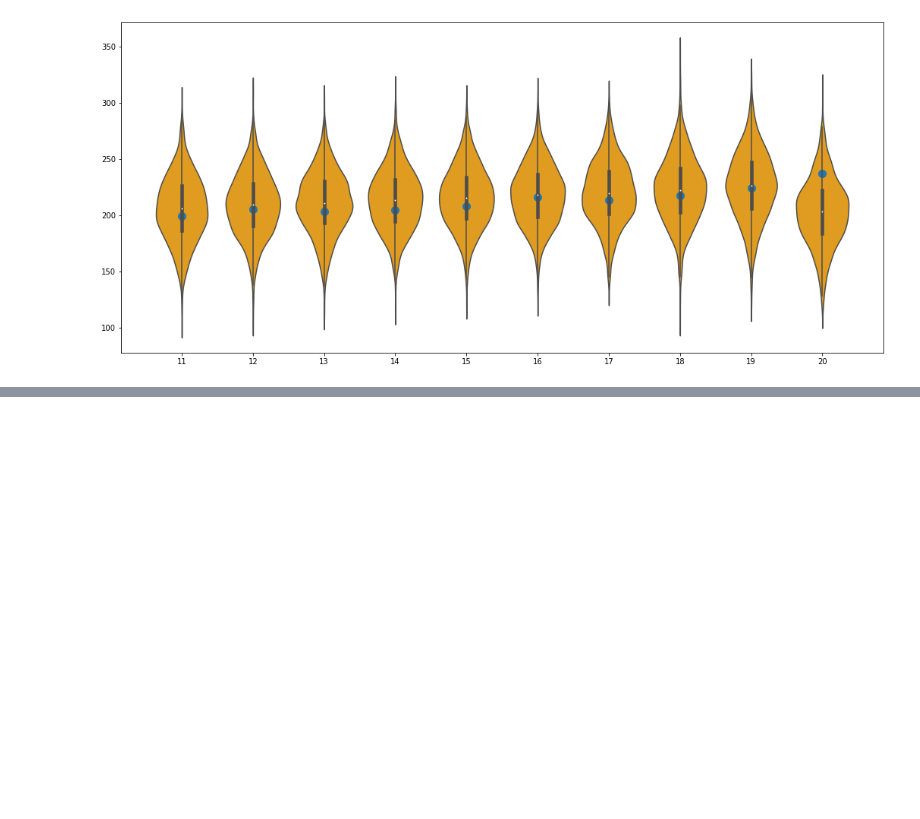
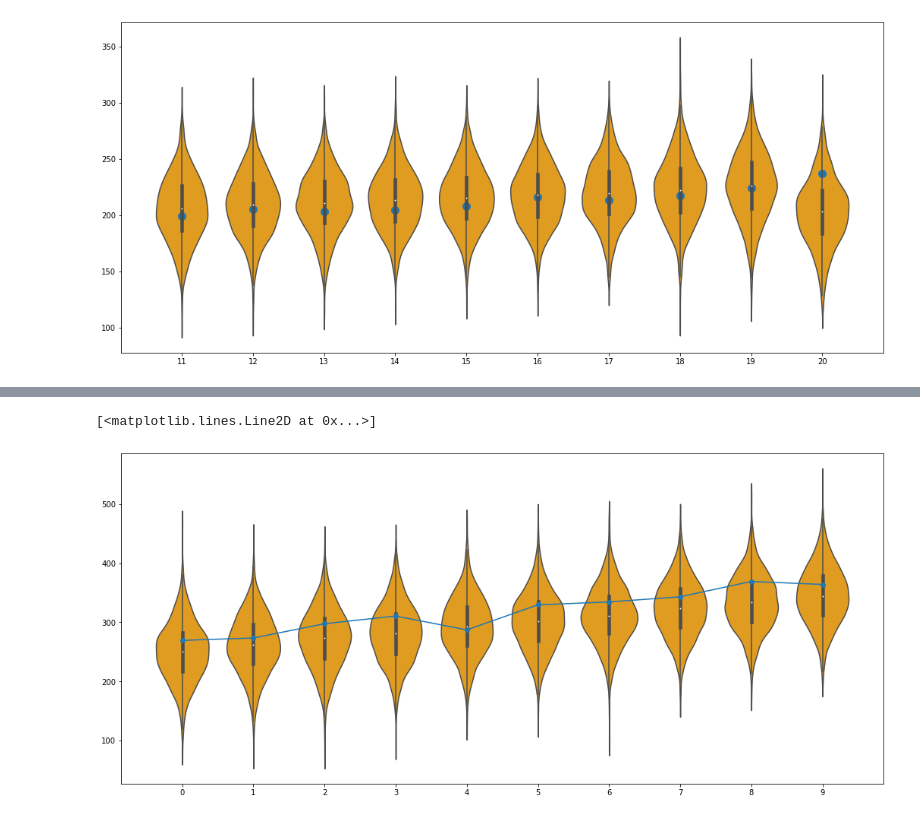
Before and after one commit to 0zero/StudentsGuideToBayesianStatistics, a Jupyter notebook: notebooks/Chapter 17 - Hierarchical models.ipynb, the cells around one changed output, grey strips where cells are left out. Cells and saved outputs as stored; diff of their text form; code cells hidden in the pictures; blank space fills up the shorter version.

```diff
--- a/notebooks/Chapter 17 - Hierarchical models.ipynb
+++ b/notebooks/Chapter 17 - Hierarchical models.ipynb
@@ -657,0 +708,3 @@ plt.scatter(df["Days"].iloc[11:21],df["Reaction"].iloc[11:21],s=100)
+# %%
+df_test = df[df["subject_id"] == 18]
+df_test
@@ -657,0 +795,3 @@ plt.scatter(df["Days"].iloc[11:21],df["Reaction"].iloc[11:21],s=100)
+# %%
+# homogeneous
+sm_hom = StanModel(model_code=model_homogeneous)
@@ -657,0 +800,13 @@ plt.scatter(df["Days"].iloc[11:21],df["Reaction"].iloc[11:21],s=100)
+# %%
+fit_hom = sm_hom.sampling(
+    data=dict(
+        N=len(df_train["Reaction"]),
+        r=df_train["Reaction"],
+        days=df_train["Days"],
+        N2=len(df_test["Reaction"]),
+        days2=df_test["Days"]
+    ),
+    warmup=500,
+    iter=1000,
+    chains=4,
+)
@@ -657,0 +852,9 @@ plt.scatter(df["Days"].iloc[11:21],df["Reaction"].iloc[11:21],s=100)
+# %%
+df_hom_predictive = pd.DataFrame(fit_hom.extract("r_simulated")["r_simulated"])
+# %%
+plt.figure(figsize=(18,8))
+sns.violinplot(data=df_hom_predictive.iloc[:,0:10],color="orange",alpha=.1)
+plt.plot(df_test["Days"],df_test["Reaction"],'-o')
+# %% [output]
+[<matplotlib.lines.Line2D at 0x...>]
+[figure, added]
```
Also changed, not shown: parts of 26 cells of this notebook.
